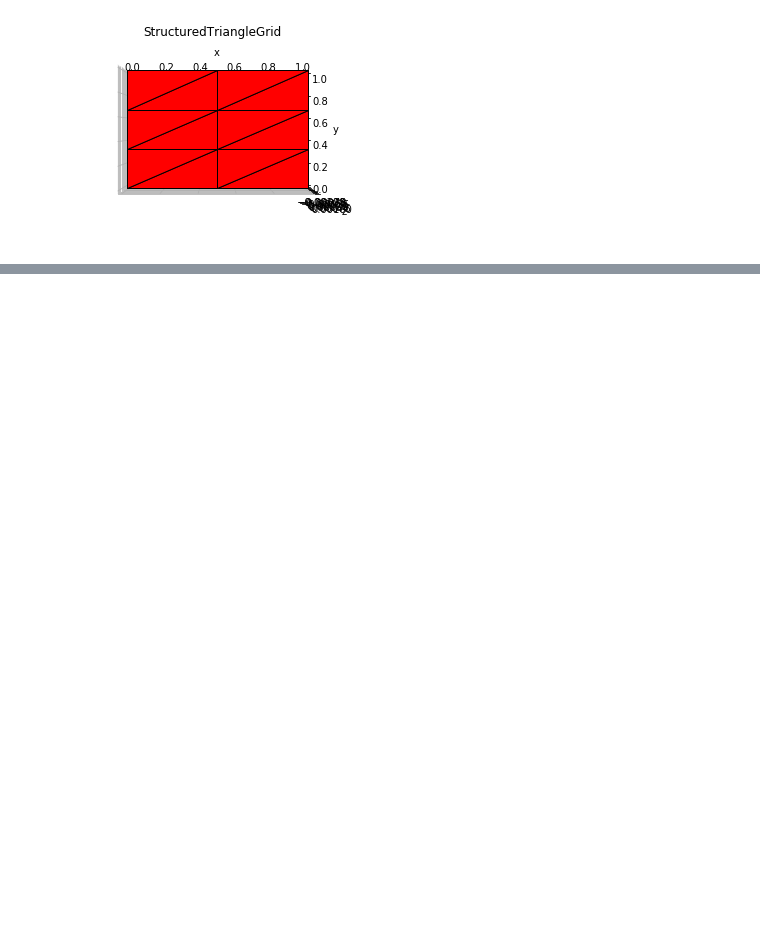
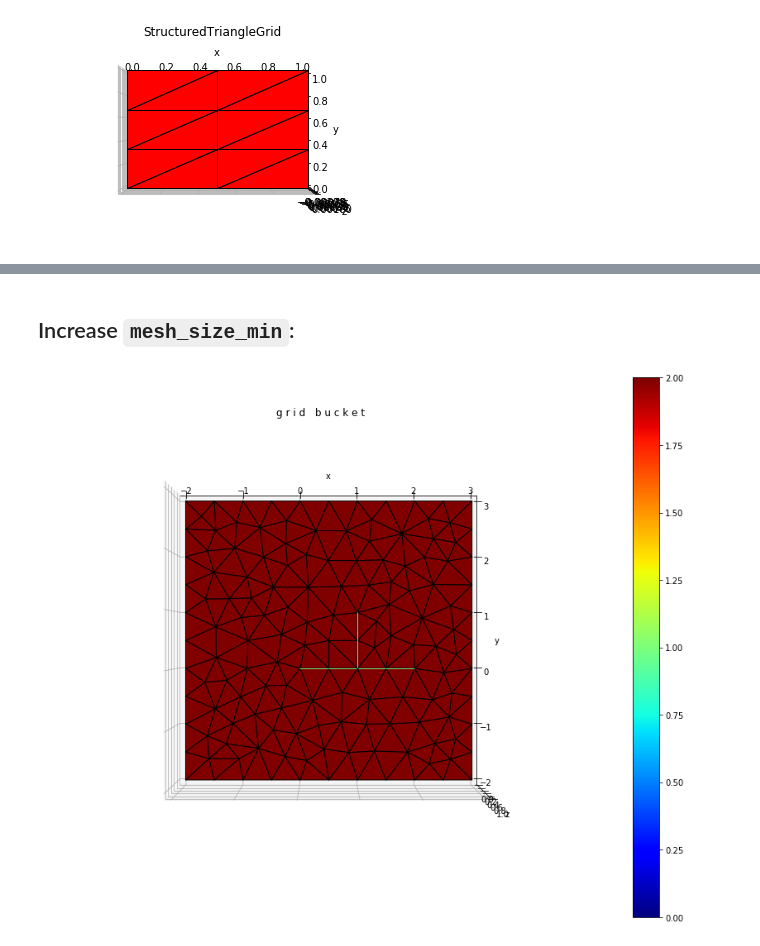
Before and after one commit to zhang-cugb/mastersproject, a Jupyter notebook: meshing/meshing.ipynb, the cells around one changed output, grey strips where cells are left out. Saved outputs shown, nothing was run; the diff lists cells and outputs as text; code cells hidden in the pictures; blank space fills up the shorter version.

```diff
--- a/meshing/meshing.ipynb
+++ b/meshing/meshing.ipynb
@@ -24,0 +62,7 @@ pp.plot_grid(g3)
+# %% [markdown]
+## Increase `mesh_size_min`:
+# %%
+gb3 = example_mesh(mesh_size_frac=0.8, mesh_size_bound=0.5, mesh_size_min=17)
+pp.plot_grid(gb3, "dimension", figsize=(15,12))
+# %% [output]
+[figure, added]
```
Also changed, not shown: parts of 7 cells of this notebook, 2 other files.
